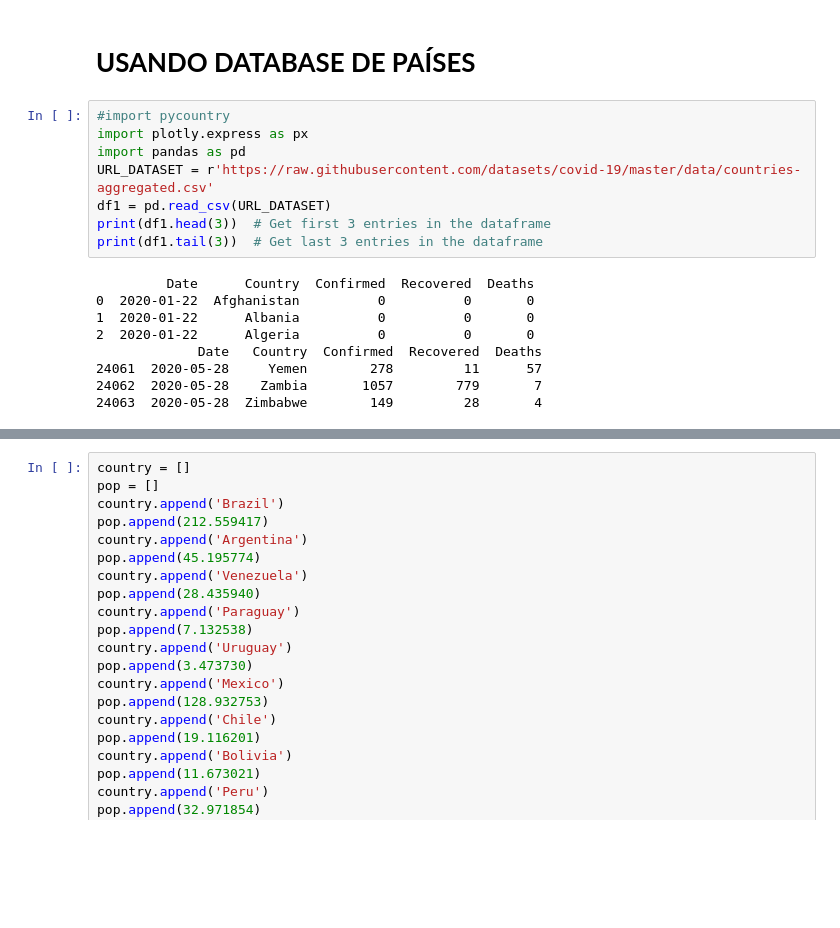
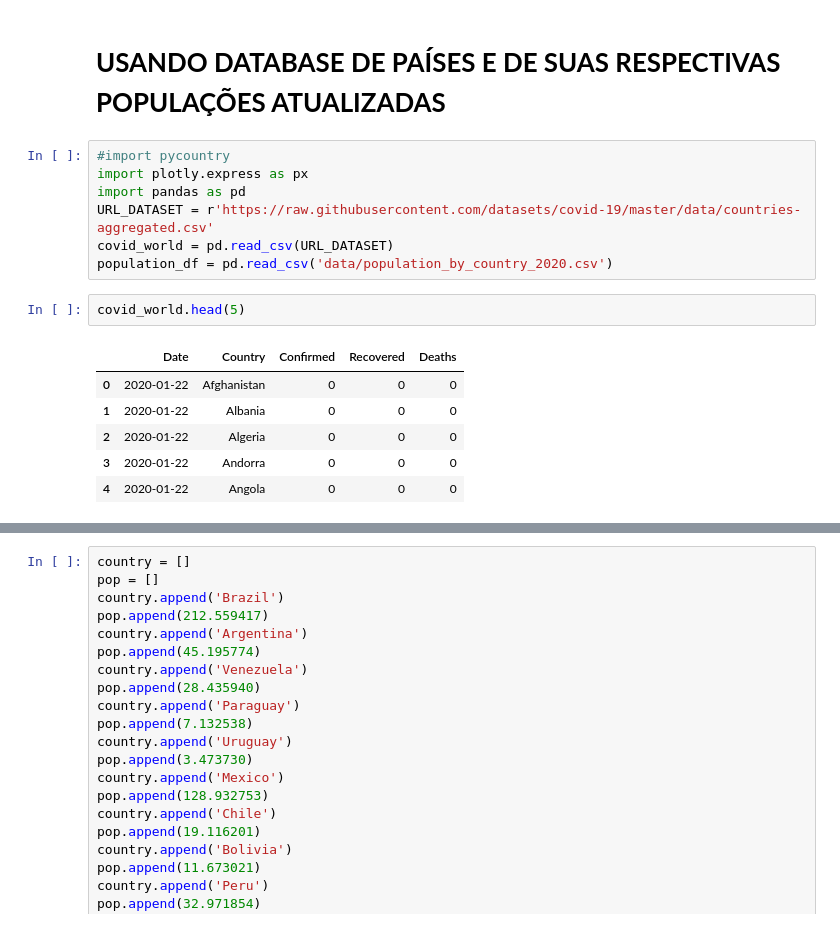
Before and after one commit to ranobr/MyGitFolder, a Jupyter notebook: LACovid.ipynb, the cells around one changed output, grey strips where cells are left out. Cells and saved outputs as stored; diff of their text form; blank space fills up the shorter version.

```diff
--- a/LACovid.ipynb
+++ b/LACovid.ipynb
@@ -1,21 +1,20 @@
 # %% [markdown]
 <a href="https://colab.research.google.com/github/ranobr/MyGitFolder/blob/master/LACovid.ipynb" target="_parent"><img src="https://colab.research.google.com/assets/colab-badge.svg" alt="Open In Colab"/></a>
 # %% [markdown]
-# **USANDO DATABASE DE PAÍSES**
+# **USANDO DATABASE DE PAÍSES E DE SUAS RESPECTIVAS POPULAÇÕES ATUALIZADAS**
 # %%
 #import pycountry
 import plotly.express as px
 import pandas as pd
 URL_DATASET = r'https://raw.githubusercontent.com/datasets/covid-19/master/data/countries-aggregated.csv'
-df1 = pd.read_csv(URL_DATASET)
-print(df1.head(3))  # Get first 3 entries in the dataframe
-print(df1.tail(3))  # Get last 3 entries in the dataframe
+covid_world = pd.read_csv(URL_DATASET)
+population_df = pd.read_csv('data/population_by_country_2020.csv')
-# %% [output]
-         Date      Country  Confirmed  Recovered  Deaths
-0  2020-01-22  Afghanistan          0          0       0
-1  2020-01-22      Albania          0          0       0
-2  2020-01-22      Algeria          0          0       0
-             Date   Country  Confirmed  Recovered  Deaths
-24061  2020-05-28     Yemen        278         11      57
-24062  2020-05-28    Zambia       1057        779       7
-24063  2020-05-28  Zimbabwe        149         28       4
+# %%
+covid_world.head(5)
+# %% [output]
+|  | Date | Country | Confirmed | Recovered | Deaths |
+| 0 | 2020-01-22 | Afghanistan | 0 | 0 | 0 |
+| 1 | 2020-01-22 | Albania | 0 | 0 | 0 |
+| 2 | 2020-01-22 | Algeria | 0 | 0 | 0 |
+| 3 | 2020-01-22 | Andorra | 0 | 0 | 0 |
+| 4 | 2020-01-22 | Angola | 0 | 0 | 0 |
```
Also changed, not shown: parts of 8 cells of this notebook, 1 other file.
